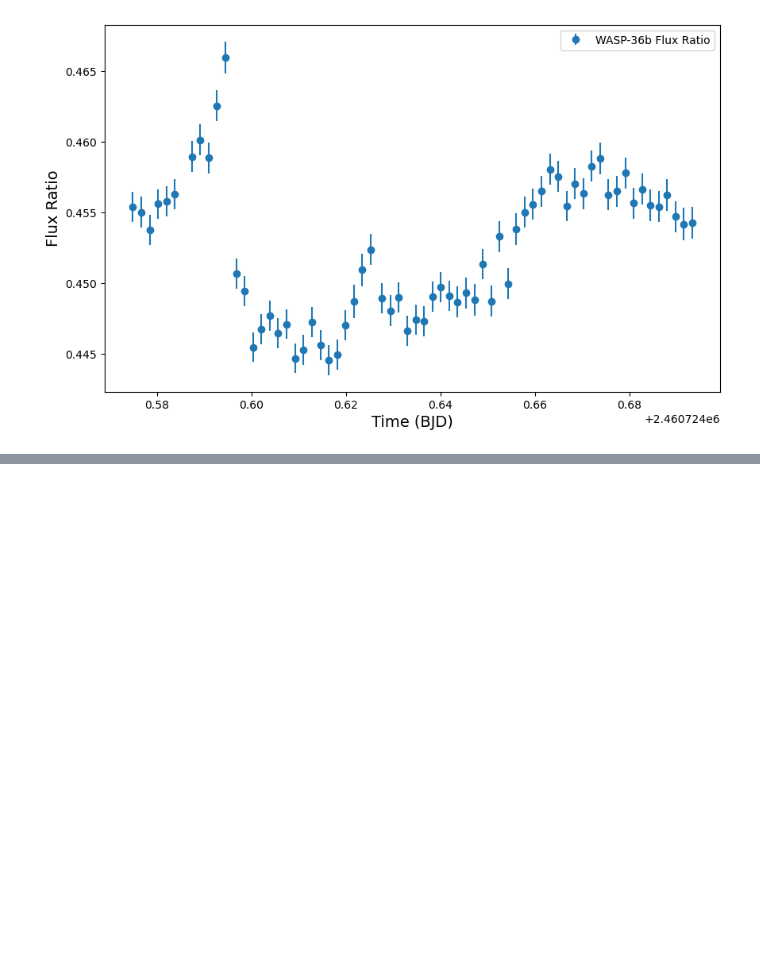
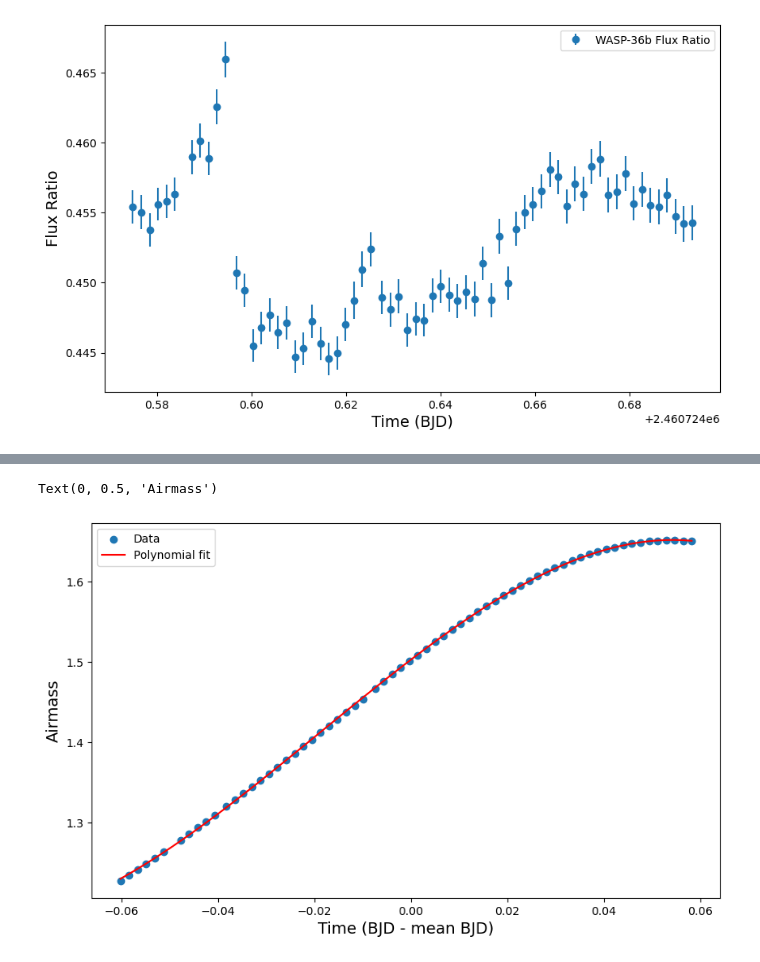
Before and after one commit to explorerjs32/rho_data_reduction_pipeline, a Jupyter notebook: sample_notebooks/Timeseries_LC_from_photometry_example.ipynb, the cells around one changed output, grey strips where cells are left out. Saved outputs shown, nothing was run; the diff lists cells and outputs as text; code cells hidden in the pictures; blank space fills up the shorter version.

```diff
--- a/sample_notebooks/Timeseries_LC_from_photometry_example.ipynb
+++ b/sample_notebooks/Timeseries_LC_from_photometry_example.ipynb
@@ -116,0 +137,7 @@ plt.legend()
+# %%
+
+import glob
+
+
+filelist = sorted(glob.glob(path+'WASP-36B/*.fits'))
+filelist
@@ -116,0 +162,22 @@ plt.legend()
+# %%
+air = []
+for f in filelist:
+    air.append(1/np.cos(np.radians(fits.getheader(f)['ALTITUDE'])))
+# %%
+bjd = phot_table['BJD'].values
+bjd_centered = bjd - bjd.mean()  # center to avoid numerical instability with large BJD values
+
+coeffs = np.polyfit(bjd_centered, air, deg=3)
+
+x_fit = np.linspace(bjd_centered.min(), bjd_centered.max(), 66)
+y_fit = np.polyval(coeffs, x_fit)
+
+plt.figure(figsize=(10, 6))
+plt.scatter(bjd_centered, air, label='Data')
+plt.plot(x_fit, y_fit, color='red', label='Polynomial fit')
+plt.legend()
+plt.xlabel('Time (BJD - mean BJD)', fontsize=14)
+plt.ylabel('Airmass', fontsize=14)
+# %% [output]
+Text(0, 0.5, 'Airmass')
+[figure, added]
```
Also changed, not shown: parts of 4 cells of this notebook.
